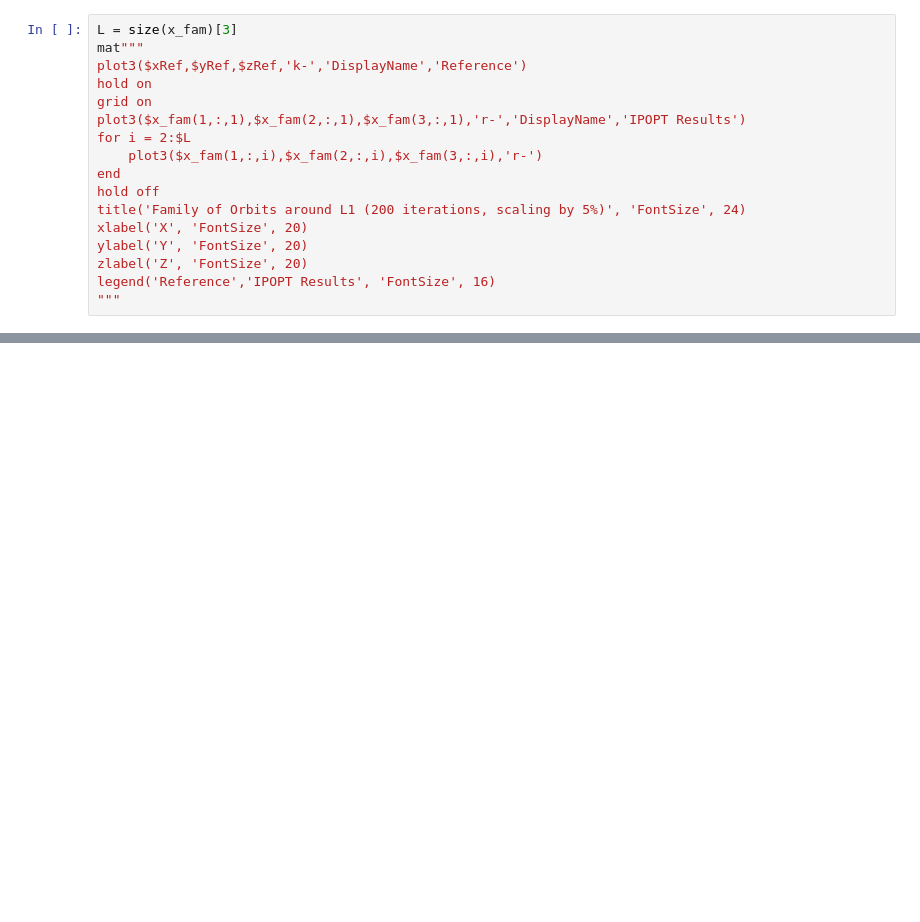
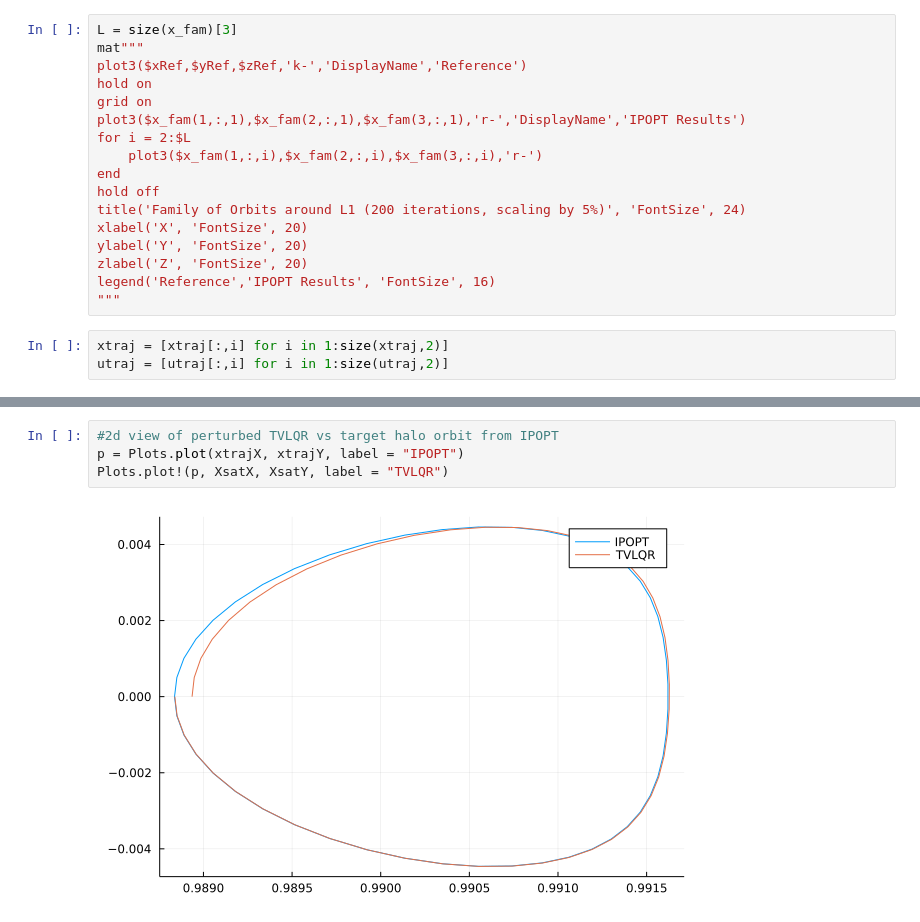
Before and after one commit to shukanp/16745-threebody, a Jupyter notebook: src/dircol.ipynb, the cells around one changed output, grey strips where cells are left out. Saved outputs shown, nothing was run; the diff lists cells and outputs as text; blank space fills up the shorter version.

Commit message:
Sparsity Working,Families Working,TVLQR Working

```diff
--- a/src/dircol.ipynb
+++ b/src/dircol.ipynb
@@ -210,3 +301,6 @@ ylabel('Y', 'FontSize', 20)
 zlabel('Z', 'FontSize', 20)
 legend('Reference','IPOPT Results', 'FontSize', 16)
 """
+# %%
+xtraj = [xtraj[:,i] for i in 1:size(xtraj,2)]
+utraj = [utraj[:,i] for i in 1:size(utraj,2)]
@@ -313,0 +415,6 @@ legend('Reference','IPOPT Results', 'FontSize', 16)
+# %%
+#2d view of perturbed TVLQR vs target halo orbit from IPOPT
+p = Plots.plot(xtrajX, xtrajY, label = "IPOPT")
+Plots.plot!(p, XsatX, XsatY, label = "TVLQR")
+# %% [output]
+[figure, added]
```
Also changed, not shown: parts of 16 cells of this notebook, 1 other file.
